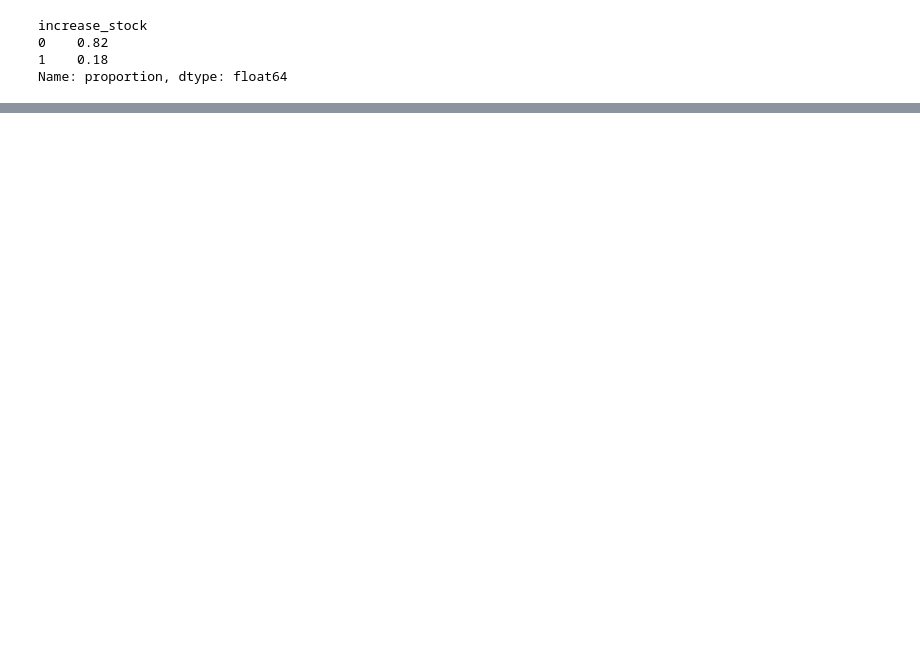
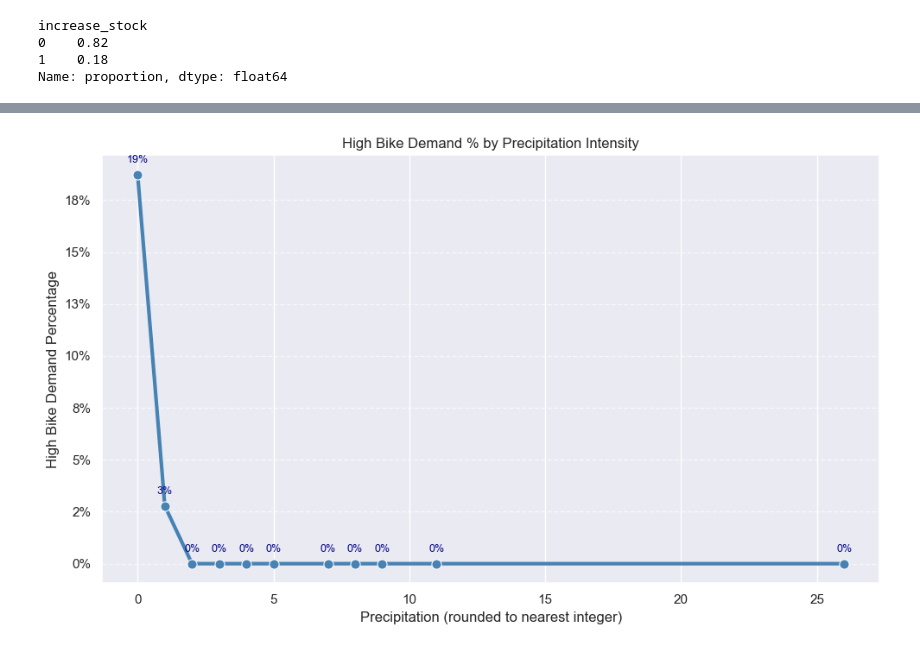
Before and after one commit to JonnaBauer/Smasken, a Jupyter notebook: data_analysis.ipynb, the cells around one changed output, grey strips where cells are left out. Drawn from its saved outputs; the diff is of its cells as text; code cells hidden in the pictures; blank space fills up the shorter version.

```diff
--- a/data_analysis.ipynb
+++ b/data_analysis.ipynb
@@ -360,0 +407,52 @@ Name: proportion, dtype: float64
+# %%
+import matplotlib.pyplot as plt
+import seaborn as sns
+import pandas as pd
+
+# Step 1: Round precipitation to nearest integer and compute mean high-demand %
+df_plot = (df.assign(precip_round=df['precip'].round())           # round to nearest int
+             .groupby('precip_round', as_index=False)['increase_stock']
+             .mean()                                              # % of high-demand trips
+             .sort_values('precip_round'))                        # proper x-order
+
+# Optional: if you have very high precip values and want to focus on 0–10 or so
+# df_plot = df_plot[df_plot['precip_round'] <= 15]
+
+fig, ax = plt.subplots(figsize=(10, 6))
+
+# Line plot with markers
+sns.lineplot(data=df_plot,
+             x='precip_round',
+             y='increase_stock',
+             marker='o',
+             markersize=8,
+             linewidth=3,
+             color='steelblue',
+             ax=ax)
+
+# Optional: add a light regression line to highlight the trend
+# sns.regplot(data=df_plot, x='precip_round', y='increase_stock',
+#             scatter=False, color='darkorange', ax=ax)
+
+ax.set_xlabel("Precipitation (rounded to nearest integer)")
+ax.set_ylabel("High Bike Demand Percentage")
+ax.set_title("High Bike Demand % by Precipitation Intensity")
+
+# Y-axis as percentage
+ax.yaxis.set_major_formatter(plt.FuncFormatter(lambda y, _: f'{y:.0%}'))
+
+# Annotate each point with the exact percentage
+for _, row in df_plot.iterrows():
+    ax.annotate(f'{row["increase_stock"]:.0%}',
+                (row['precip_round'], row['increase_stock']),
+                textcoords="offset points",
+                xytext=(0, 10),
+                ha='center',
+                fontsize=9,
+                color='darkblue')
+
+ax.grid(True, axis='y', linestyle='--', alpha=0.7)
+plt.tight_layout()
+plt.show()
+# %% [output]
+[figure, added]
```
Also changed, not shown: parts of 13 cells of this notebook, 2 other files.
